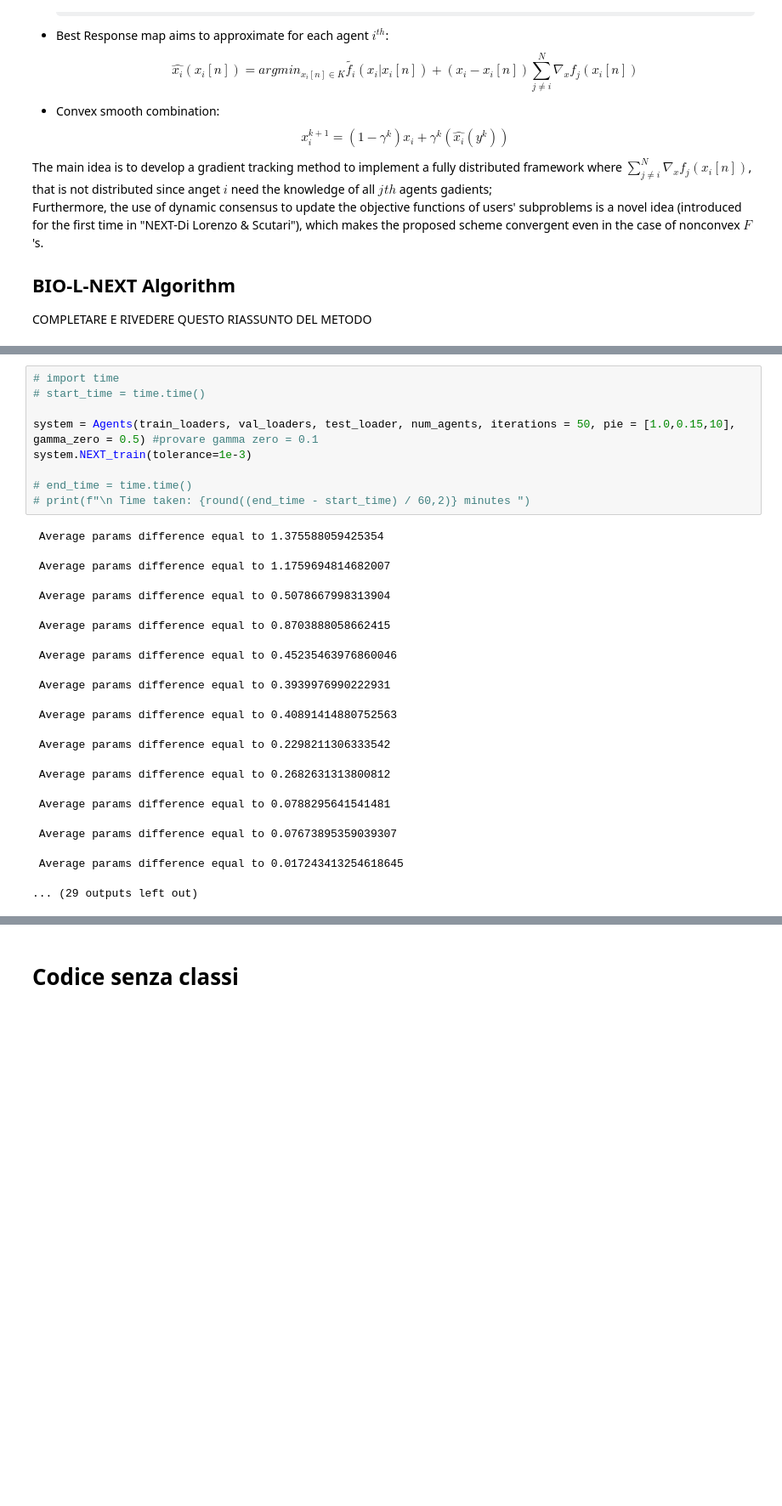
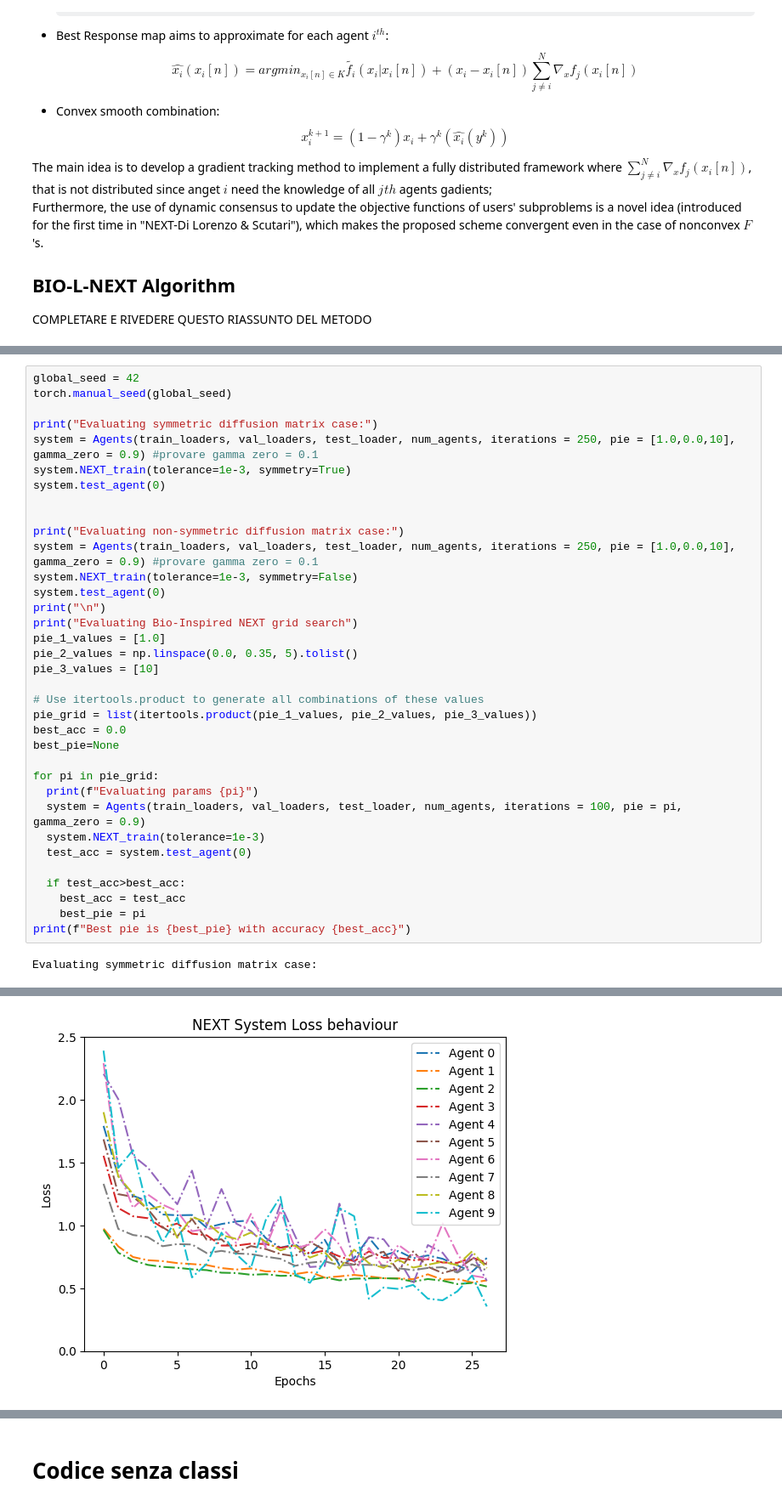
Before and after one commit to giuseppedipoce/Bio-Inspired-Federated-Learning, a Jupyter notebook: Bio-Next_last_update.ipynb, the cells around one changed output, grey strips where cells are left out. Shown at 85% size. Drawn from its saved outputs; the diff is of its cells as text; some formulas as TeX source; blank space fills up the shorter version.

```diff
--- a/Bio-Next_last_update.ipynb
+++ b/Bio-Next_last_update.ipynb
@@ -639,26 +662,40 @@ class Agents:
         print(f'Agent {agent_idx}  Test Accuracy: {round(test_accuracy * 100, 2)}% ')
 
         return test_accuracy
-# %%
-# import time
-# start_time = time.time()
-
-system = Agents(train_loaders, val_loaders, test_loader, num_agents, iterations = 50, pie = [1.0,0.15,10], gamma_zero = 0.5) #provare gamma zero = 0.1
-system.NEXT_train(tolerance=1e-3)
-
-# end_time = time.time()
-# print(f"\n Time taken: {round((end_time - start_time) / 60,2)} minutes ")
-# %% [output]
- Average params difference equal to 1.375588059425354
- Average params difference equal to 1.1759694814682007
- Average params difference equal to 0.5078667998313904
- Average params difference equal to 0.8703888058662415
- Average params difference equal to 0.45235463976860046
- Average params difference equal to 0.3939976990222931
- Average params difference equal to 0.40891414880752563
- Average params difference equal to 0.2298211306333542
- Average params difference equal to 0.2682631313800812
- Average params difference equal to 0.0788295641541481
- Average params difference equal to 0.07673895359039307
- Average params difference equal to 0.017243413254618645
-... (29 outputs left out)
+# %%
+global_seed = 42
+torch.manual_seed(global_seed)
+
+print("Evaluating symmetric diffusion matrix case:")
+system = Agents(train_loaders, val_loaders, test_loader, num_agents, iterations = 250, pie = [1.0,0.0,10], gamma_zero = 0.9) #provare gamma zero = 0.1
+system.NEXT_train(tolerance=1e-3, symmetry=True)
+system.test_agent(0)
+
+
+print("Evaluating non-symmetric diffusion matrix case:")
+system = Agents(train_loaders, val_loaders, test_loader, num_agents, iterations = 250, pie = [1.0,0.0,10], gamma_zero = 0.9) #provare gamma zero = 0.1
+system.NEXT_train(tolerance=1e-3, symmetry=False)
+system.test_agent(0)
+print("\n")
+print("Evaluating Bio-Inspired NEXT grid search")
+pie_1_values = [1.0]
+pie_2_values = np.linspace(0.0, 0.35, 5).tolist()
+pie_3_values = [10]
+
+# Use itertools.product to generate all combinations of these values
+pie_grid = list(itertools.product(pie_1_values, pie_2_values, pie_3_values))
+best_acc = 0.0
+best_pie=None
+
+for pi in pie_grid:
+  print(f"Evaluating params {pi}")
+  system = Agents(train_loaders, val_loaders, test_loader, num_agents, iterations = 100, pie = pi, gamma_zero = 0.9)
+  system.NEXT_train(tolerance=1e-3)
+  test_acc = system.test_agent(0)
+
+  if test_acc>best_acc:
+    best_acc = test_acc
+    best_pie = pi
+print(f"Best pie is {best_pie} with accuracy {best_acc}")
+# %% [output]
+Evaluating symmetric diffusion matrix case:
@@ -664,0 +704 @@ system.NEXT_train(tolerance=1e-3)
+[figure, added]
```
Also changed, not shown: parts of 9 cells of this notebook.
